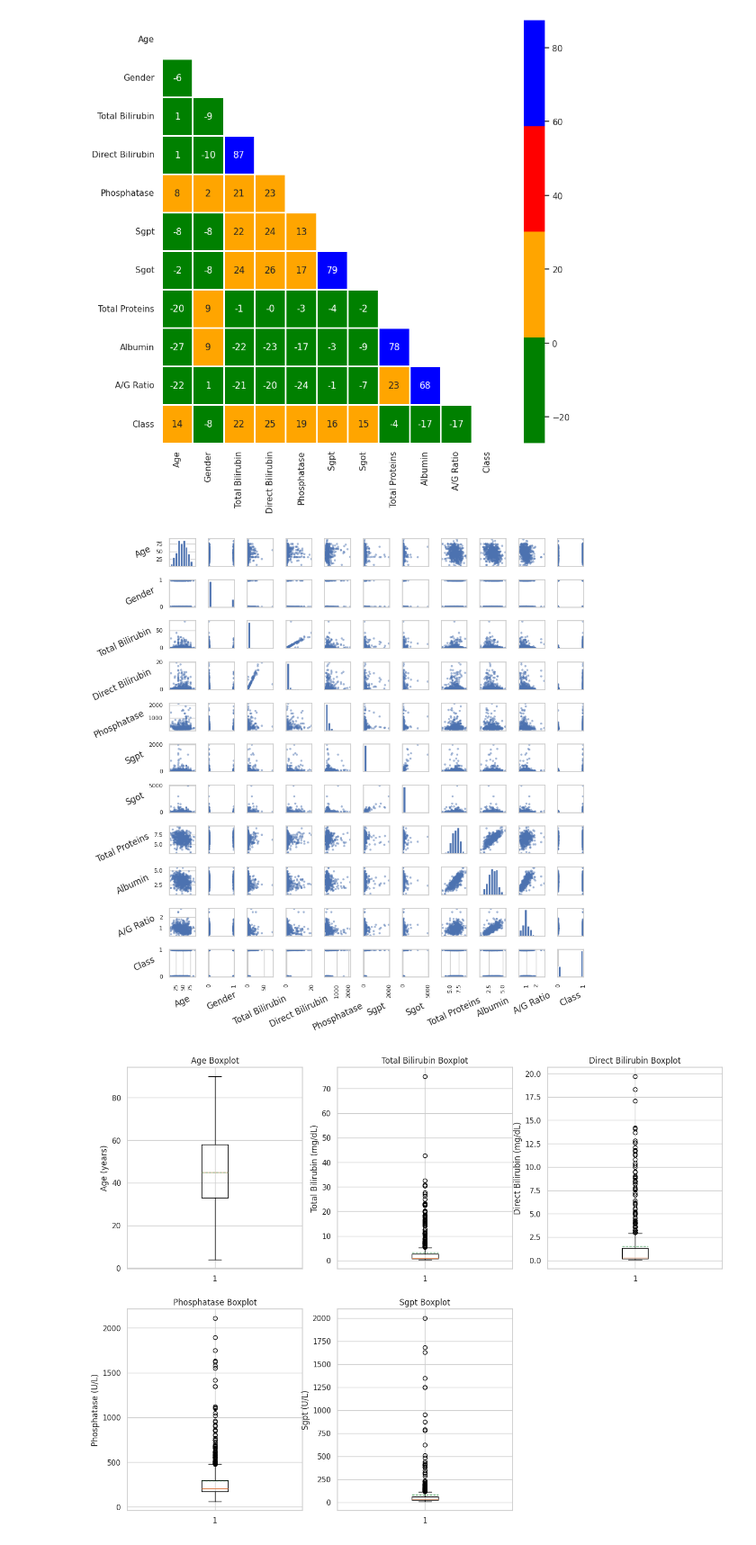
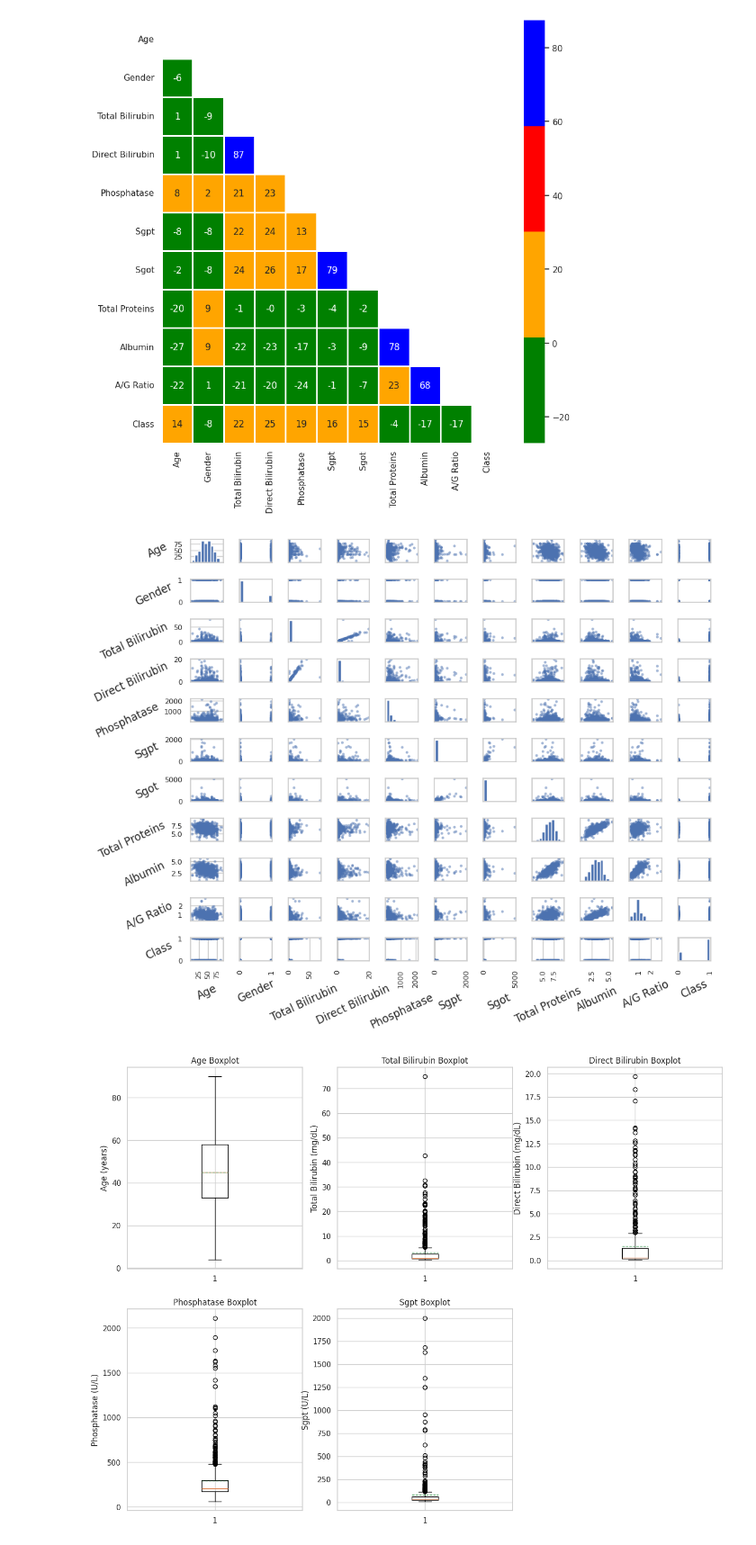
Before and after one commit to Evans2424/IACEC_Project_Model_Performance_Analysis, a Jupyter notebook: IACEC_MLProject.ipynb, the cells around one changed output. Shown at 90% size. Cells and saved outputs as stored; diff of their text form; code cells hidden in the pictures.

```diff
--- a/IACEC_MLProject.ipynb
+++ b/IACEC_MLProject.ipynb
@@ -299,18 +299,18 @@ with sns.axes_style('white'):
 [figure]
 # %%
 # Scatter plot matrix
-axs = pd.plotting.scatter_matrix(liver_df1, figsize=(10, 10))
+axs = pd.plotting.scatter_matrix(liver_df1, figsize=(10, 8))
 for ax in axs.flatten():
     ax.xaxis.label.set_rotation(25)
     ax.yaxis.label.set_rotation(25)
     ax.yaxis.label.set_ha('right')
 
 # Adjust layout to prevent overlaps
 plt.tight_layout()
 
 plt.show()
 # %% [output]
-[figure, old version]
+[figure, new version]
 # %%
 # Checking for outliers and deciding whether to keep them or remove
 # Plotting the box plots
```
